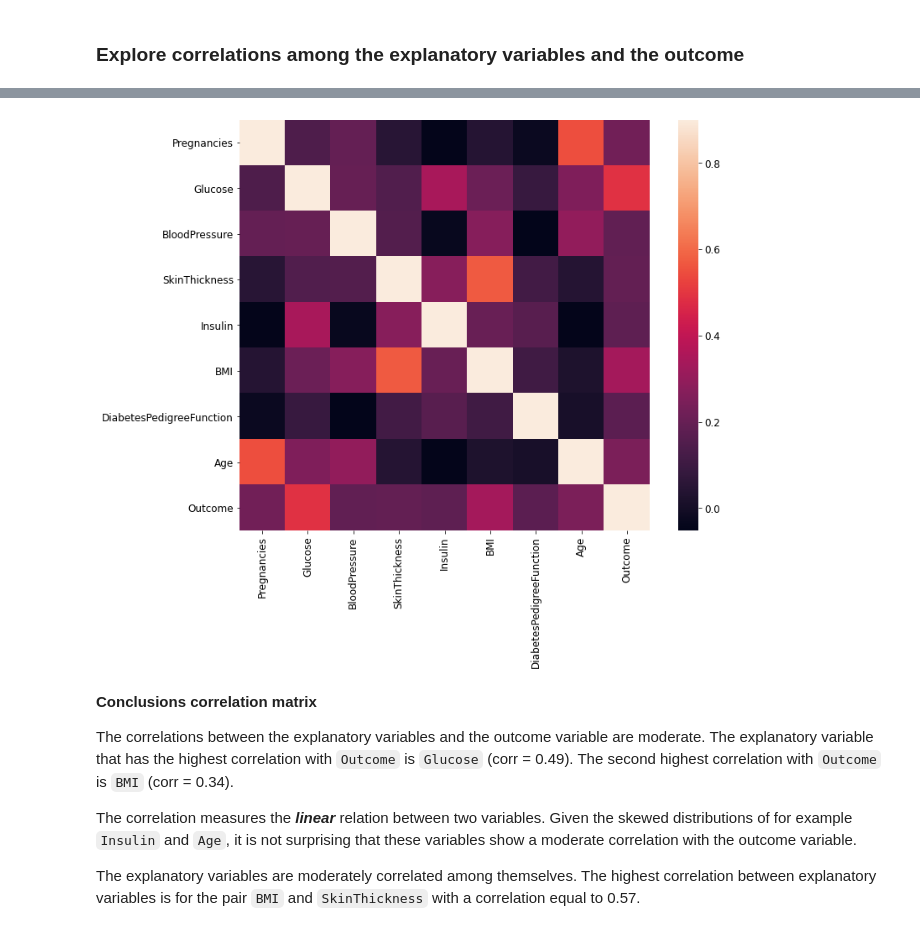
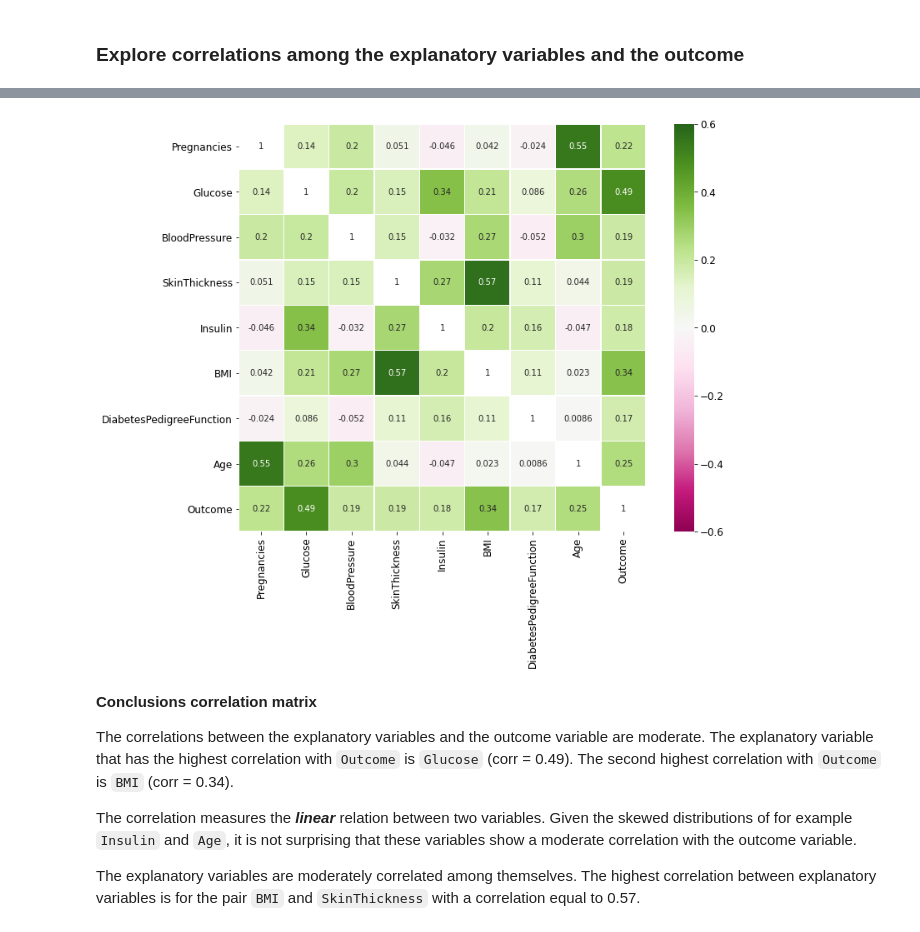
Before and after one commit to laurencefrank/JADS_DS, a Jupyter notebook: ReportDiscoverProjectLaurenceFrank.ipynb, the cells around one changed output, grey strips where cells are left out. Drawn from its saved outputs; the diff is of its cells as text; code cells hidden in the pictures.

Commit message:
Better correlation matrix plot; better code for data frame with fit results

```diff
--- a/ReportDiscoverProjectLaurenceFrank.ipynb
+++ b/ReportDiscoverProjectLaurenceFrank.ipynb
@@ -698,10 +700,20 @@ DiabetesPedigreeFunction    0.171179
 Name: Outcome, dtype: float64
-# %%
-corrmat = PimaTrain.corr()
-f, ax = plt.subplots(figsize=(12, 9))
-sns.heatmap(corrmat, vmax=.9, square=True);
-# %% [output]
-[figure, removed]
+# %%
+corrmat = PimaTrain.corr()
+#corrmat = Pima_diabetes.corr()
+
+# Thanks to Jan Deknatel (https://github.com/knaat) for suggesting this configuration of the correlation matrix
+# plot with white squares on the diagonal and shades of green for the positive
+# correlations and shades of pink for the negative correlations.
+heat_cmap = mpl.cm.get_cmap("PiYG")
+heat_cmap.set_over("w") # make the diagonal white
+f, ax = plt.subplots(figsize=(12, 9))
+sns.heatmap(corrmat, vmin= -0.6, vmax=.6, square=True, cmap=heat_cmap, annot=True, linewidths=.5, robust=True);
+
+# Blue shades:
+#sns.heatmap(corrmat, vmin= -0.6, vmax=.6, square=True, cmap=plt.cm.Blues, annot=True, linewidths=.5, robust=True);
+# %% [output]
+[figure, added]
 # %% [markdown]
 **Conclusions correlation matrix**
 
```
Also changed, not shown: parts of 40 cells of this notebook.
